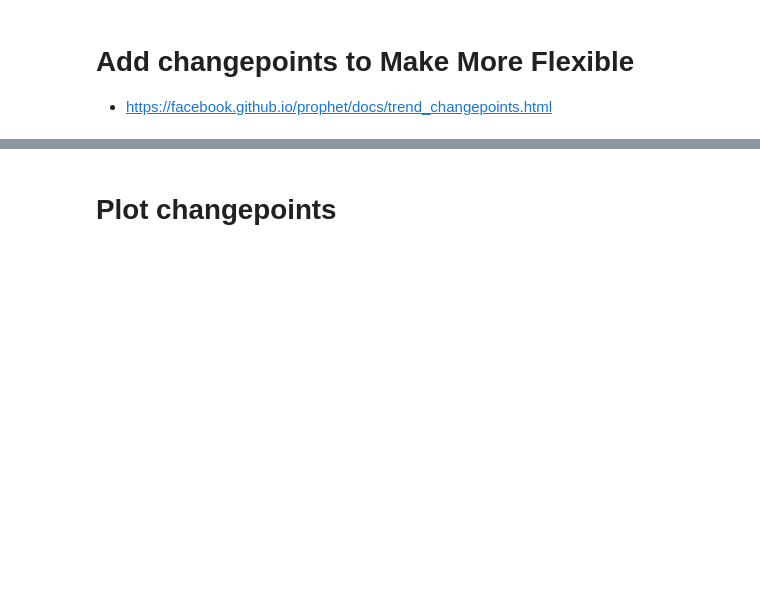
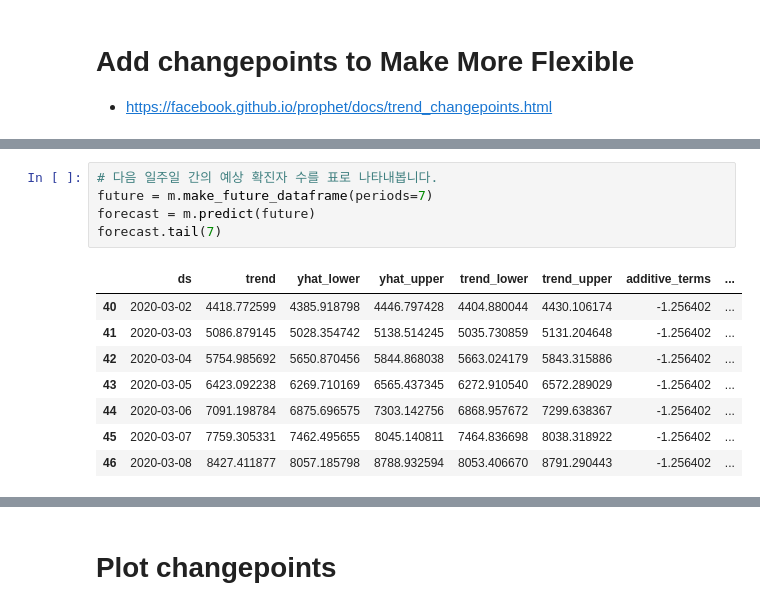
Before and after one commit to kairess/corona-virus-prediction, a Jupyter notebook: corona19_confirmed_prediction.ipynb, the cells around one changed output, grey strips where cells are left out. Drawn from its saved outputs; the diff is of its cells as text; blank space fills up the shorter version.

```diff
--- a/corona19_confirmed_prediction.ipynb
+++ b/corona19_confirmed_prediction.ipynb
@@ -168,0 +165,14 @@ py.iplot(fig)
+# %%
+# 다음 일주일 간의 예상 확진자 수를 표로 나타내봅니다.
+future = m.make_future_dataframe(periods=7)
+forecast = m.predict(future)
+forecast.tail(7)
+# %% [output]
+|  | ds | trend | yhat_lower | yhat_upper | trend_lower | trend_upper | additive_terms | ... |
+| 40 | 2020-03-02 | 4418.772599 | 4385.918798 | 4446.797428 | 4404.880044 | 4430.106174 | -1.256402 | ... |
+| 41 | 2020-03-03 | 5086.879145 | 5028.354742 | 5138.514245 | 5035.730859 | 5131.204648 | -1.256402 | ... |
+| 42 | 2020-03-04 | 5754.985692 | 5650.870456 | 5844.868038 | 5663.024179 | 5843.315886 | -1.256402 | ... |
+| 43 | 2020-03-05 | 6423.092238 | 6269.710169 | 6565.437345 | 6272.910540 | 6572.289029 | -1.256402 | ... |
+| 44 | 2020-03-06 | 7091.198784 | 6875.696575 | 7303.142756 | 6868.957672 | 7299.638367 | -1.256402 | ... |
+| 45 | 2020-03-07 | 7759.305331 | 7462.495655 | 8045.140811 | 7464.836698 | 8038.318922 | -1.256402 | ... |
+| 46 | 2020-03-08 | 8427.411877 | 8057.185798 | 8788.932594 | 8053.406670 | 8791.290443 | -1.256402 | ... |
```
Also changed, not shown: parts of 16 cells of this notebook.
